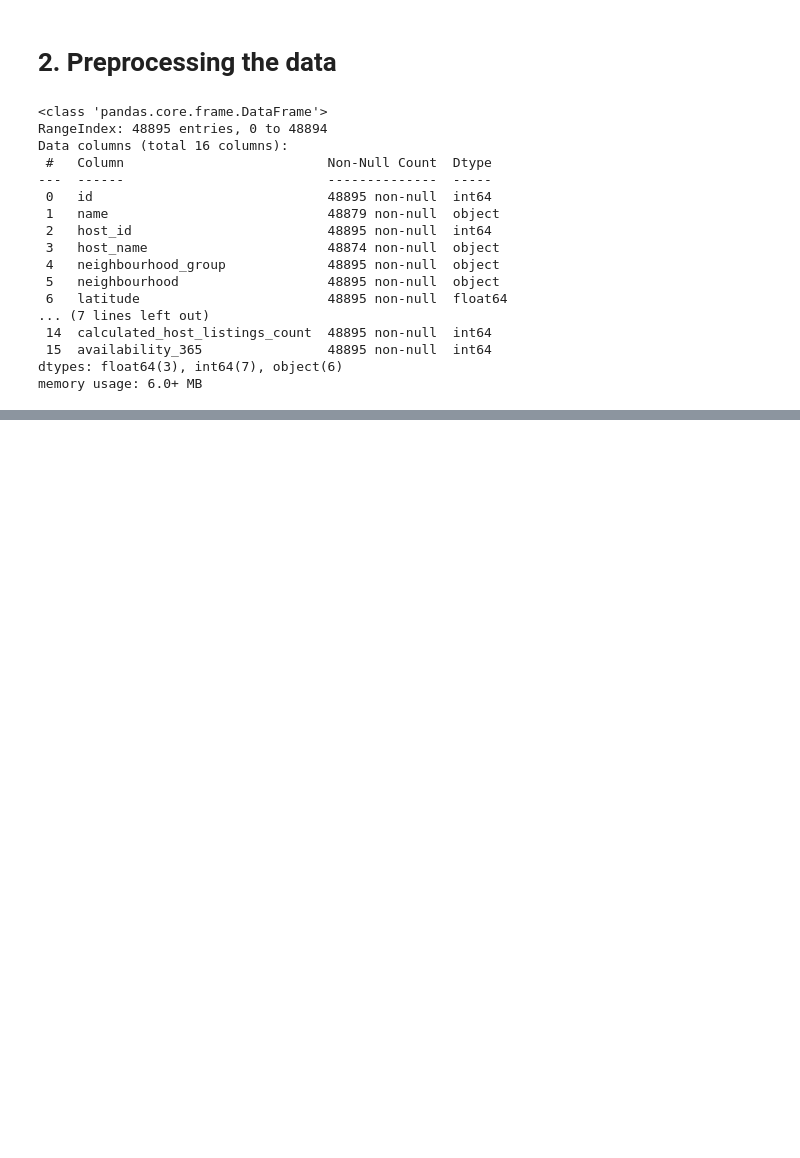
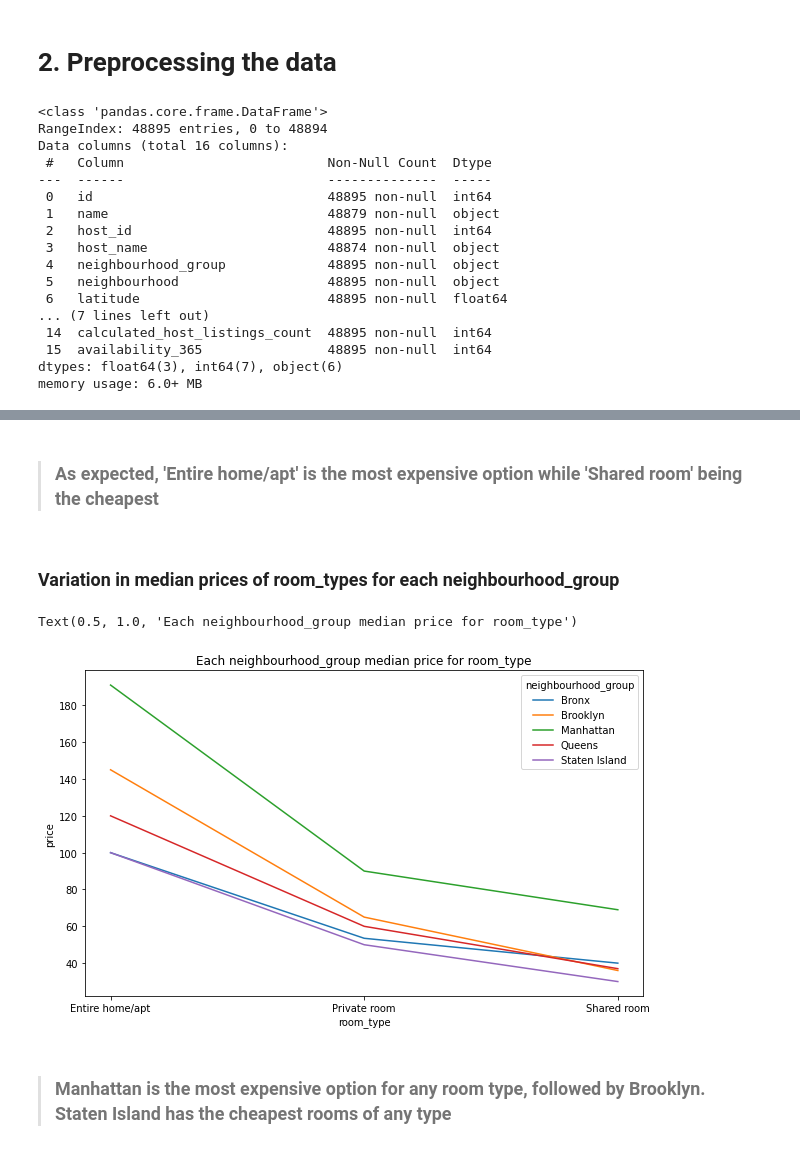
Before and after one commit to ghanalk1/Airbnb-Hotel-Booking-EDA, a Jupyter notebook: Airbnb_Hotel_Analysis.ipynb, the cells around one changed output, grey strips where cells are left out. Drawn from its saved outputs; the diff is of its cells as text; code cells hidden in the pictures; blank space fills up the shorter version.

```diff
--- a/Airbnb_Hotel_Analysis.ipynb
+++ b/Airbnb_Hotel_Analysis.ipynb
@@ -79,0 +224,18 @@ dtype: int64
+# %% [markdown]
+
+
+> ### As expected, 'Entire home/apt' is the most expensive option while 'Shared room' being the cheapest
+# %% [markdown]
+### **Variation in median prices of room_types for each neighbourhood_group**
+# %%
+variation_price = hotel.groupby(['neighbourhood_group', 'room_type'])['price'].median().reset_index()
+plt.figure(figsize=[10,6])
+sns.lineplot(data=variation_price, x='room_type', y='price', hue='neighbourhood_group')
+plt.title('Each neighbourhood_group median price for room_types')
+# %% [output]
+Text(0.5, 1.0, 'Each neighbourhood_group median price for room_type')
+[figure, added]
+# %% [markdown]
+
+
+> ### Manhattan is the most expensive option for any room type, followed by Brooklyn. Staten Island has the cheapest rooms of any type
```
Also changed, not shown: parts of 25 cells of this notebook.
